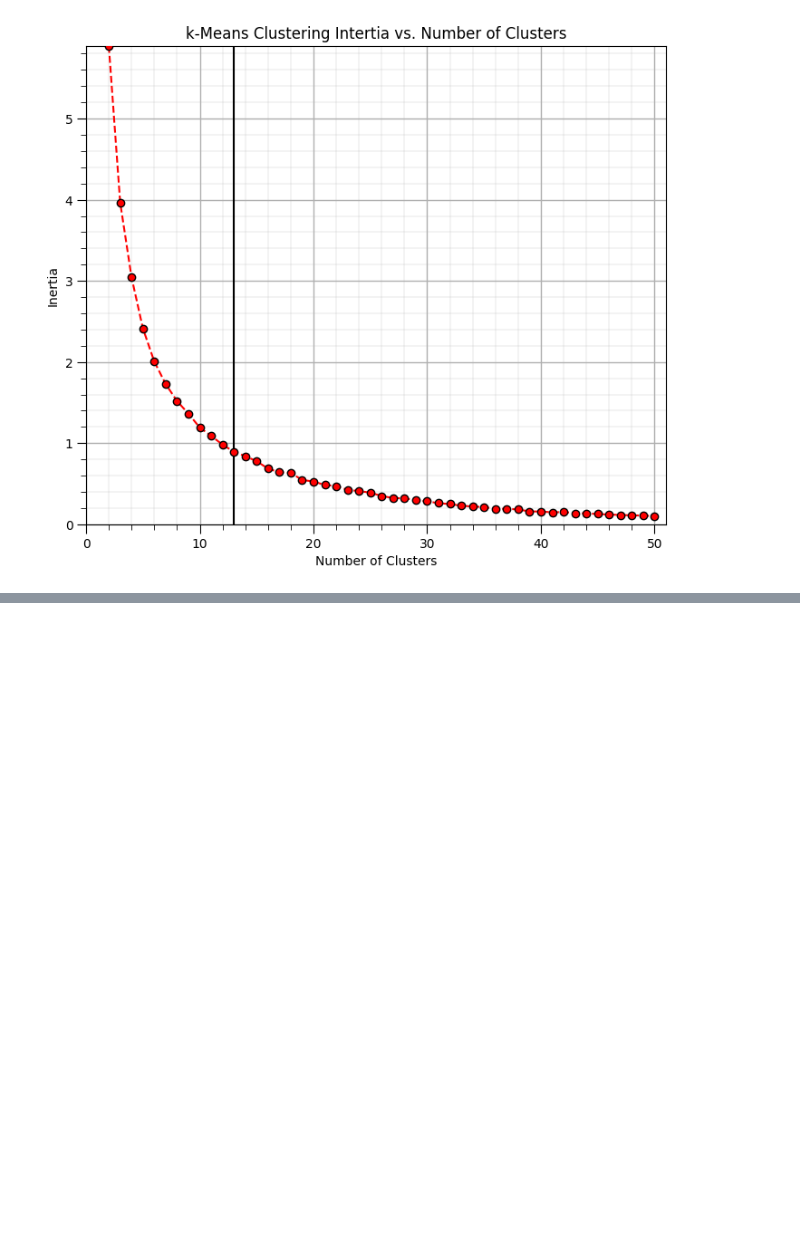
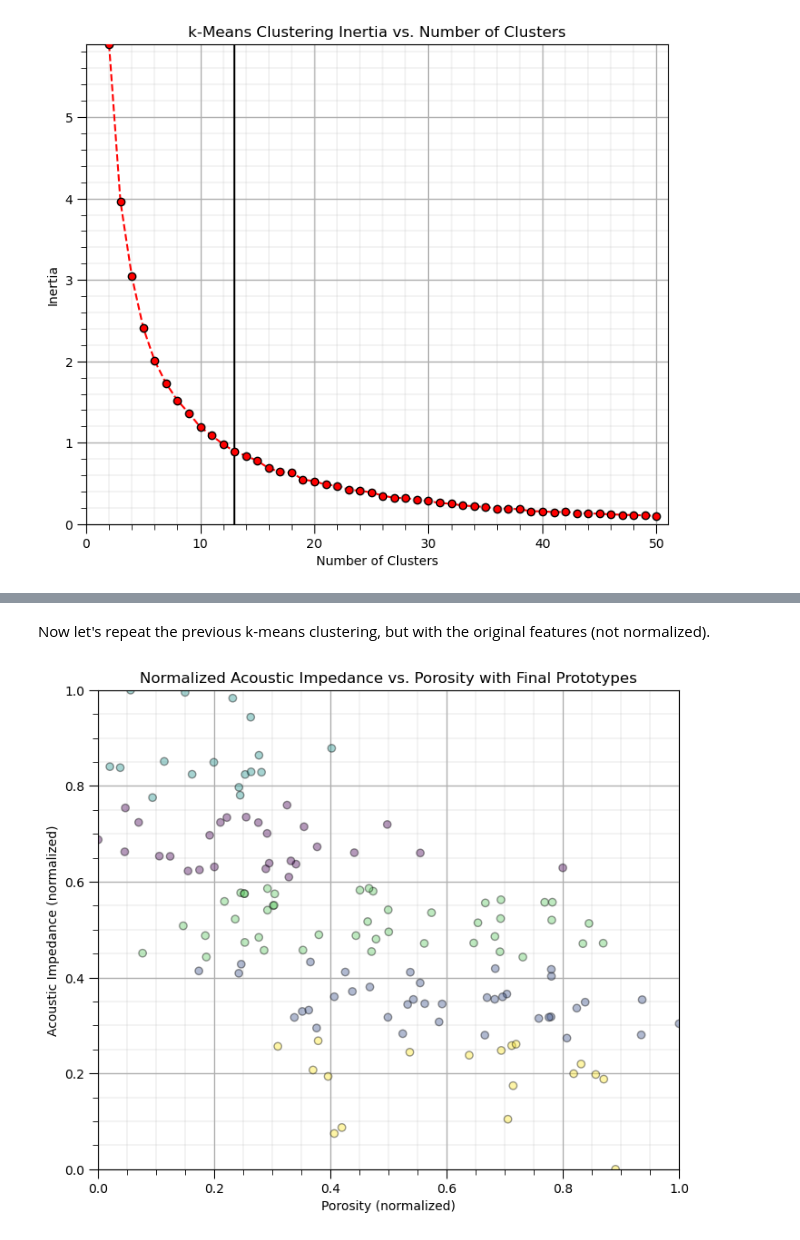
Before and after one commit to GeostatsGuy/MachineLearningDemos_Book, a Jupyter notebook: _sources/MachineLearning_clustering.ipynb, the cells around one changed output, grey strips where cells are left out. Cells and saved outputs as stored; diff of their text form; code cells hidden in the pictures; blank space fills up the shorter version.

```diff
--- a/_sources/MachineLearning_clustering.ipynb
+++ b/_sources/MachineLearning_clustering.ipynb
@@ -598 +630,17 @@ plt.subplots_adjust(left=0.0, bottom=0.0, right=1.0, top=1.1, wspace=0.2, hspace
+# %% [markdown]
+Now let's repeat the previous k-means clustering, but with the original features (not normalized).
+# %%
+K = 5                                                         # number categories / clusters
+
+kmeans = KMeans(n_clusters=K, random_state=seed, n_init = 100).fit(df.loc[:,['Porosity','AI']]) # k-means clustering
+df['kMeans_Orig'] = kmeans.labels_ + 1
+
+plt.subplot(111)                                              # plot the training data and K prototypes
+plt.scatter(df_subset['Norm_Porosity'], df['Norm_AI'], c=df['kMeans_Orig'], alpha = 0.4, linewidths=1.0, edgecolors="black")
+plt.title('Normalized Acoustic Impedance vs. Porosity with Final Prototypes'); plt.xlabel('Porosity (normalized)')
+plt.ylabel('Acoustic Impedance (normalized)')
+plt.xlim([0, 1]); plt.ylim([0, 1]); add_grid()
+plt.subplots_adjust(left=0.0, bottom=0.0, right=1.0, top=1.1, wspace=0.2, hspace=0.2)
+# %% [output]
+[figure, added]
 # %% [markdown]
```
Also changed, not shown: parts of 5 cells of this notebook, 58 other files.
